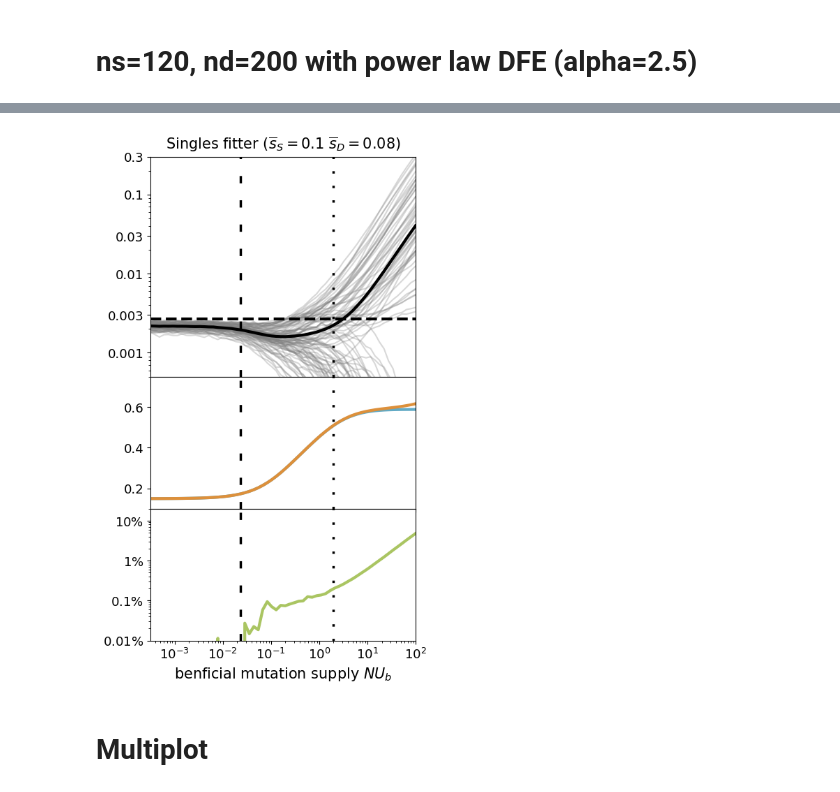
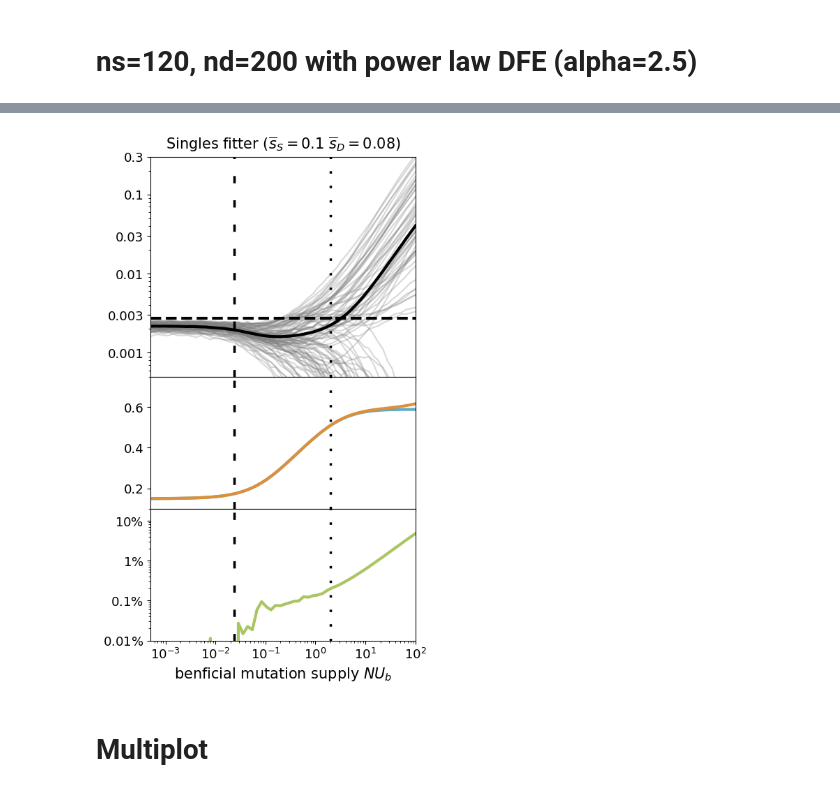
Before and after one commit to AlexKI123/DoublesProject, a Jupyter notebook: Code/WFModel/Plotting/Plot_Random_Result.ipynb, the cells around one changed output, grey strips where cells are left out. Drawn from its saved outputs; the diff is of its cells as text; code cells hidden in the pictures.

```diff
--- a/Code/WFModel/Plotting/Plot_Random_Result.ipynb
+++ b/Code/WFModel/Plotting/Plot_Random_Result.ipynb
@@ -47,7 +47,7 @@ nd = 200  #20 or 200
 
 #folder = '/Users/alexander/Desktop/RandomLandscapes/dataExp_s01_k25'
 #folder = '/Users/alexander/Desktop/RandomLandscapes/dataExp_ss008_sd01_k25'
-#folder = '/Users/alexander/Desktop/RandomLandscapes/dataExp_ss01_sd008_k25'
+folder = '/Users/alexander/Desktop/RandomLandscapes/dataExp_ss01_sd008_k25'
 
 ########################################################
 
@@ -697,7 +697,7 @@ axes[0].axhline([fraction_of_time_a_AAsub_only_due_to_doubles], linestyle="--",
 
 epsilon=1
 axes[0].axvline([np.real(epsilon/(4*lambertw(epsilon/(4*U))))], linestyle=(0, (3, 7)), color="black",linewidth=2.5)
-axes[0].axvline([np.real(epsilon*ns/(4*lambertw(epsilon/(4*mus/5.80))))], linestyle=(0, (1, 5)), color="black",linewidth=2.5)
+axes[0].axvline([np.real(epsilon*ns/(4*lambertw(epsilon/(4*mus/6.09))))], linestyle=(0, (1, 5)), color="black",linewidth=2.5)
 
 # Add text at the vertical line
 axes[0].text(np.real(epsilon/(4*lambertw(epsilon/(4*U))))+0.0006, 0.045, 'clonal \n interference', rotation=90, verticalalignment='center', horizontalalignment='center', multialignment='center', fontsize=14)
@@ -727,7 +727,7 @@ axes[1].plot(x,ΔW_S, linewidth = 3, color="#62AAC5", label="$\Delta W_{S}$")
 axes[1].plot(x,ΔW_SD, linewidth = 3, color = "#DD903B", label="$\Delta W_{S+D}$")
 
 axes[1].axvline([np.real(epsilon/(4*lambertw(epsilon/(4*U))))], linestyle=(0, (3, 7)), color="black",linewidth=2.5)
-axes[1].axvline([np.real(epsilon*ns/(4*lambertw(epsilon/(4*mus/5.80))))], linestyle=(0, (1, 5)), color="black",linewidth=2.5)
+axes[1].axvline([np.real(epsilon*ns/(4*lambertw(epsilon/(4*mus/6.09))))], linestyle=(0, (1, 5)), color="black",linewidth=2.5)
 
 
 axes[1].tick_params(axis='y', labelsize=13)
@@ -741,7 +741,7 @@ axes[2].plot(x,(ΔW_SD-ΔW_S)/ΔW_S, linewidth = 3, color = "#AAC562", label="$\
 
 
 axes[2].axvline([np.real(epsilon/(4*lambertw(epsilon/(4*U))))], linestyle=(0, (3, 7)), color="black",linewidth=2.5)
-axes[2].axvline([np.real(epsilon*ns/(4*lambertw(epsilon/(4*mus/5.80))))], linestyle=(0, (1, 5)), color="black",linewidth=2.5)
+axes[2].axvline([np.real(epsilon*ns/(4*lambertw(epsilon/(4*mus/6.09))))], linestyle=(0, (1, 5)), color="black",linewidth=2.5)
 
 axes[2].set_ylim(0.0001,0.2)
 axes[2].set_yscale("log")
@@ -755,7 +755,7 @@ legend.get_frame().set_alpha(1)
 
 
 axes[2].set_xlabel('benficial mutation supply $NU_b$', fontsize=15)
-axes[2].set_xlim(10**(-3.5),100)
+axes[2].set_xlim(10**(-3.3),100)
 axes[2].set_xscale("log")
 
 plt.xticks([10**(-3),10**(-2),10**(-1),1,10**(1),10**(2)], fontsize=13)
@@ -796,9 +796,7 @@ axes[0].axhline([fraction_of_time_a_AAsub_only_due_to_doubles], linestyle="--",
 
 epsilon=1
 axes[0].axvline([np.real(epsilon/(4*lambertw(epsilon/(4*U))))], linestyle=(0, (3, 7)), color="black",linewidth=2.5)
-axes[0].axvline([np.real(epsilon*ns/(4*lambertw(epsilon/(4*mus/5.80))))], linestyle=(0, (1, 5)), color="black",linewidth=2.5)
-
-
+axes[0].axvline([np.real(epsilon*ns/(4*lambertw(epsilon/(4*mus/6.09))))], linestyle=(0, (1, 5)), color="black",linewidth=2.5)
 
 axes[0].set_title('Doubles fitter ($\\overline{s}_S=0.08\,\,\overline{s}_D=0.1$)', fontsize=15,pad=8)
 
@@ -816,7 +814,7 @@ axes[1].plot(x,ΔW_S, linewidth = 3, color="#62AAC5", label="$\Delta W_{S}$")
 axes[1].plot(x,ΔW_SD, linewidth = 3, color = "#DD903B", label="$\Delta W_{S+D}$")
 
 axes[1].axvline([np.real(epsilon/(4*lambertw(epsilon/(4*U))))], linestyle=(0, (3, 7)), color="black",linewidth=2.5)
-axes[1].axvline([np.real(epsilon*ns/(4*lambertw(epsilon/(4*mus/5.80))))], linestyle=(0, (1, 5)), color="black",linewidth=2.5)
+axes[1].axvline([np.real(epsilon*ns/(4*lambertw(epsilon/(4*mus/6.09))))], linestyle=(0, (1, 5)), color="black",linewidth=2.5)
 
 
 axes[1].tick_params(axis='y', labelsize=13)
@@ -827,7 +825,7 @@ axes[2].plot(x,(ΔW_SD-ΔW_S)/ΔW_S, linewidth = 3, color = "#AAC562", label="$\
 
 
 axes[2].axvline([np.real(epsilon/(4*lambertw(epsilon/(4*U))))], linestyle=(0, (3, 7)), color="black",linewidth=2.5)
-axes[2].axvline([np.real(epsilon*ns/(4*lambertw(epsilon/(4*mus/5.80))))], linestyle=(0, (1, 5)), color="black",linewidth=2.5)
+axes[2].axvline([np.real(epsilon*ns/(4*lambertw(epsilon/(4*mus/6.09))))], linestyle=(0, (1, 5)), color="black",linewidth=2.5)
 
 axes[2].set_ylim(0.0001,0.2)
 axes[2].set_yscale("log")
@@ -837,7 +835,7 @@ axes[2].set_yticklabels(["$0.01 \\%$","$0.1 \\%$","$1 \\%$","$10 \\%$"], fontsiz
 
 
 axes[2].set_xlabel('benficial mutation supply $NU_b$', fontsize=15)
-axes[2].set_xlim(10**(-3.5),100)
+axes[2].set_xlim(10**(-3.3),100)
 axes[2].set_xscale("log")
 
 
@@ -876,9 +874,7 @@ axes[0].axhline([fraction_of_time_a_AAsub_only_due_to_doubles], linestyle="--",
 
 epsilon=1
 axes[0].axvline([np.real(epsilon/(4*lambertw(epsilon/(4*U))))], linestyle=(0, (3, 7)), color="black",linewidth=2.5)
-axes[0].axvline([np.real(epsilon*ns/(4*lambertw(epsilon/(4*mus/5.80))))], linestyle=(0, (1, 5)), color="black",linewidth=2.5)
-
-
+axes[0].axvline([np.real(epsilon*ns/(4*lambertw(epsilon/(4*mus/6.09))))], linestyle=(0, (1, 5)), color="black",linewidth=2.5)
 
 axes[0].set_title('Singles fitter ($\\overline{s}_S=0.1\,\,\overline{s}_D=0.08$)', fontsize=15,pad=8)
 
@@ -898,7 +894,7 @@ axes[1].plot(x,ΔW_S, linewidth = 3, color="#62AAC5", label="$\Delta W_{S}$")
 axes[1].plot(x,ΔW_SD, linewidth = 3, color = "#DD903B", label="$\Delta W_{S+D}$")
 
 axes[1].axvline([np.real(epsilon/(4*lambertw(epsilon/(4*U))))], linestyle=(0, (3, 7)), color="black",linewidth=2.5)
-axes[1].axvline([np.real(epsilon*ns/(4*lambertw(epsilon/(4*mus/5.80))))], linestyle=(0, (1, 5)), color="black",linewidth=2.5)
+axes[1].axvline([np.real(epsilon*ns/(4*lambertw(epsilon/(4*mus/6.09))))], linestyle=(0, (1, 5)), color="black",linewidth=2.5)
 
 
 axes[1].tick_params(axis='y', labelsize=13)
@@ -910,40 +906,39 @@ axes[2].plot(x,(ΔW_SD-ΔW_S)/ΔW_S, linewidth = 3, color = "#AAC562", label="$\
 
 
 axes[2].axvline([np.real(epsilon/(4*lambertw(epsilon/(4*U))))], linestyle=(0, (3, 7)), color="black",linewidth=2.5)
-axes[2].axvline([np.real(epsilon*ns/(4*lambertw(epsilon/(4*mus/5.80))))], linestyle=(0, (1, 5)), color="black",linewidth=2.5)
-
+axes[2].axvline([np.real(epsilon*ns/(4*lambertw(epsilon/(4*mus/6.09))))], linestyle=(0, (1, 5)), color="black",linewidth=2.5)
 
 
 axes[2].set_ylim(0.0001,0.2)
 axes[2].set_yscale("log")
 
 axes[2].set_yticks([0.0001,0.001,0.01,0.1])
 axes[2].set_yticklabels(["$0.01 \\%$","$0.1 \\%$","$1 \\%$","$10 \\%$"], fontsize=13)
 
 
 
 
 axes[2].set_xlabel('benficial mutation supply $NU_b$', fontsize=15)
-axes[2].set_xlim(10**(-3.5),100)
+axes[2].set_xlim(10**(-3.3),100)
 
 axes[2].set_xscale("log")
 
 
 plt.xticks([10**(-3),10**(-2),10**(-1),1,10**(1),10**(2)], fontsize=13)
 
 
 handles, labels = axes[0].get_legend_handles_labels()
 
 for ax in axes.flatten()[1:]:
     handles_temp, labels_temp = ax.get_legend_handles_labels()
     handles += handles_temp
     labels += labels_temp
 
 
 plt.savefig("FD_W_120_sS01_sD008LogPowerLaw25.pdf", transparent=True, bbox_inches='tight')
 plt.show()
 # %% [output]
-[figure, old version]
+[figure, new version]
 # %% [markdown]
 # Multiplot
 # %%
```
Also changed, not shown: parts of 3 cells of this notebook, 2 other files.
